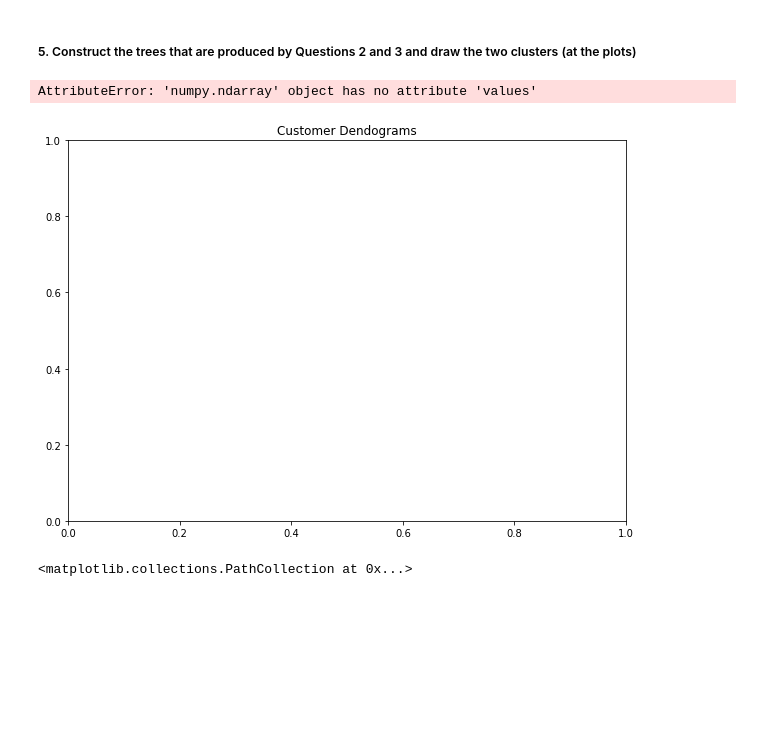
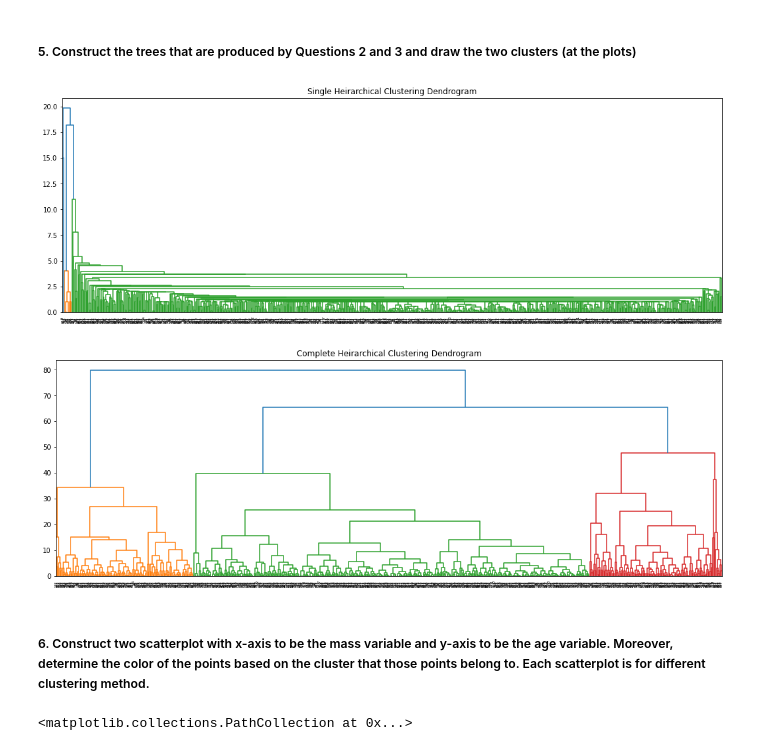
Before and after one commit to Akshat-Raj-Vansh/Data-Mining, a Jupyter notebook: LAB 5/Code/main.ipynb, the cells around one changed output. Drawn from its saved outputs; the diff is of its cells as text; code cells hidden in the pictures; blank space fills up the shorter version.

```diff
--- a/LAB 5/Code/main.ipynb
+++ b/LAB 5/Code/main.ipynb
@@ -118,13 +118,19 @@ array([0, 0, 0, 0, 1, 0, 0, 0, 0, 0, 1, 1, 0, 0, 0, 0, 1, 0, 1, 0, 1, 0,
 ##### 5. Construct the trees that are produced by Questions 2 and 3 and draw the two clusters (at the plots)
 # %%
 import scipy.cluster.hierarchy as shc
-
-plt.figure(figsize=(10, 7))
-plt.title("Customer Dendograms")
-dend = shc.dendrogram(shc.linkage(data[['BMI','Age']], method='complete'))
+plt.figure(figsize=(18, 6))
+plt.title("Single Heirarchical Clustering Dendrogram")
+dend_complete = shc.dendrogram(shc.linkage(data[['BMI','Age']], method='single'))
 # %% [output]
-AttributeError: 'numpy.ndarray' object has no attribute 'values'
-[figure, old version]
+[figure, new version]
+# %%
+plt.figure(figsize=(18, 6))
+plt.title("Complete Heirarchical Clustering Dendrogram")
+dend_complete = shc.dendrogram(shc.linkage(data[['BMI','Age']], method='complete'))
+# %% [output]
+[figure, added]
+# %% [markdown]
+##### 6. Construct two scatterplot with x-axis to be the mass variable and y-axis to be the age variable. Moreover, determine the color of the points based on the cluster that those points belong to. Each scatterplot is for different clustering method.
 # %%
 fig, ax = plt.subplots(1,2,figsize=(18,6))
 ax[0].set_xlabel('BMI')
```
Also changed, not shown: parts of 3 cells of this notebook.
